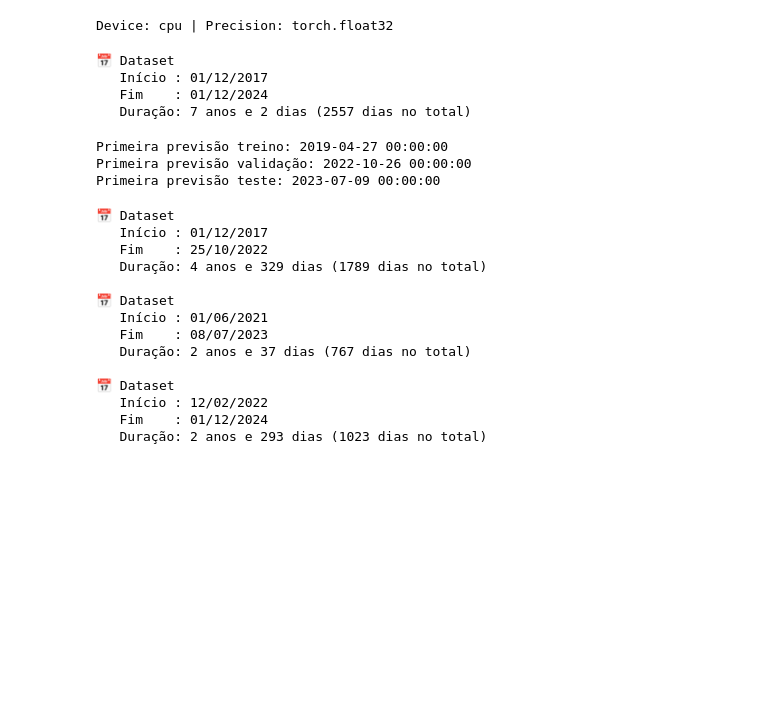
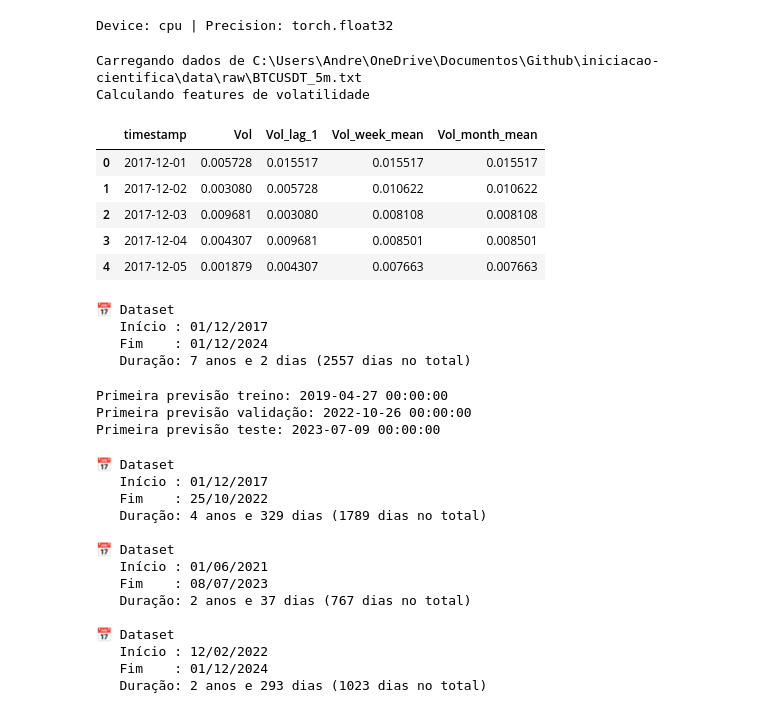
Before and after one commit to Pennini/iniciacao-cientifica, a Jupyter notebook: notebooks/5. Treinamento PatchTST.ipynb, the cells around one changed output. Drawn from its saved outputs; the diff is of its cells as text; code cells hidden in the pictures; blank space fills up the shorter version.

```diff
--- a/notebooks/5. Treinamento PatchTST.ipynb
+++ b/notebooks/5. Treinamento PatchTST.ipynb
@@ -31,7 +29,7 @@ dados = pd.read_csv(DF_VOL_FILE, parse_dates=['date'])
 Device: cpu | Precision: torch.float32
 # %%
 # ==================== CONFIGURAÇÕES PRÉ-TREINAMENTO ====================
-TIMESTAMP_COLUMN = 'date'  # Coluna com timestamps
+TIMESTAMP_COLUMN = 'timestamp'  # Coluna com timestamps
 TARGET_COLUMN = ['Vol']     # Coluna a prever (volatilidade)
 FEATURES = ["Vol_lag_1", "Vol_week_mean", "Vol_month_mean"]
 ID_COLUMNS = []             # Sem IDs (série única)
@@ -53,3 +51,16 @@ repo = RepositorioDados()
+# %%
+df = repo.load_and_prepare_data(BTC_DATA_FILE, TIMESTAMP_COLUMN)
+dados = repo.calculate_features(df, use_mean_features=True, lags=1)
+dados.head()
+# %% [output]
+Carregando dados de C:\Users\Andre\OneDrive\Documentos\Github\iniciacao-cientifica\data\raw\BTCUSDT_5m.txt
+Calculando features de volatilidade
+|  | timestamp | Vol | Vol_lag_1 | Vol_week_mean | Vol_month_mean |
+| 0 | 2017-12-01 | 0.005728 | 0.015517 | 0.015517 | 0.015517 |
+| 1 | 2017-12-02 | 0.003080 | 0.005728 | 0.010622 | 0.010622 |
+| 2 | 2017-12-03 | 0.009681 | 0.003080 | 0.008108 | 0.008108 |
+| 3 | 2017-12-04 | 0.004307 | 0.009681 | 0.008501 | 0.008501 |
+| 4 | 2017-12-05 | 0.001879 | 0.004307 | 0.007663 | 0.007663 |
 # %%
 infos_total = repo.resumo_periodo(dados, TIMESTAMP_COLUMN)
 # %% [output]
```
Also changed, not shown: parts of 4 cells of this notebook, 4 other files.
